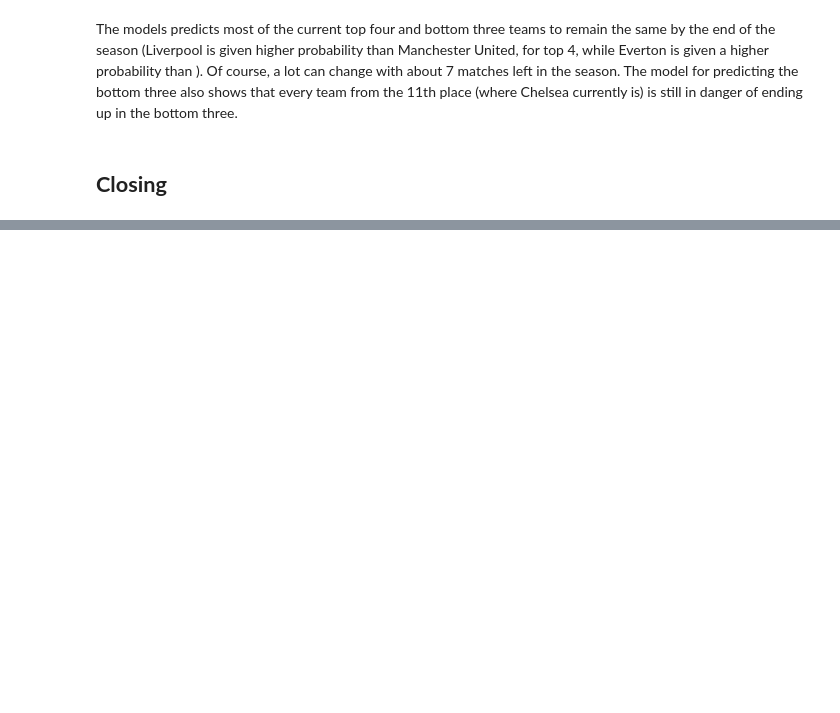
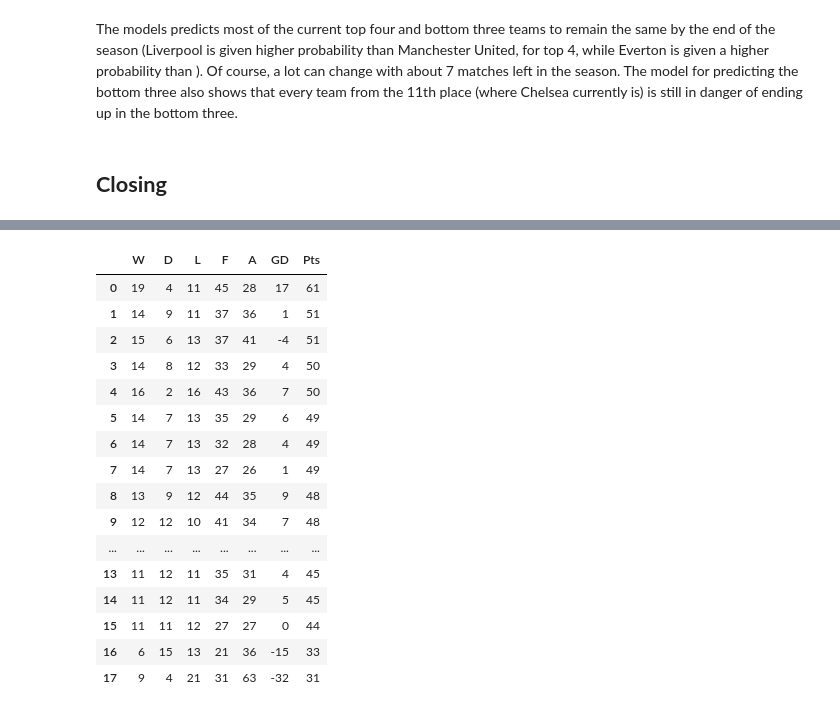
Before and after one commit to GodwinBentum/new-e-prem, a Jupyter notebook: epl-standings-predictions.ipynb, the cells around one changed output, grey strips where cells are left out. Saved outputs shown, nothing was run; the diff lists cells and outputs as text; code cells hidden in the pictures; blank space fills up the shorter version.

```diff
--- a/epl-standings-predictions.ipynb
+++ b/epl-standings-predictions.ipynb
@@ -1275,0 +1358,34 @@ The models predicts most of the current top four and bottom three teams to remai
+# %%
+current_season = current_season_df.copy()
+current_season = current_season.reset_index(drop=True)
+current_season['Top 4'] = 0
+current_season['Bottom 3'] = 0
+
+current_season.loc[current_season['Pos'] <= 4, 'Top 4'] = 1
+current_season.loc[current_season['Pos'] >= 18, 'Bottom 3'] = 1
+
+y_test_t4 = current_season['Top 4'].copy()
+y_test_b3 = current_season['Bottom 3'].copy()
+
+teams = current_season[['Pos','Team']].copy()
+# %%
+current_season = current_season.drop(columns=['Season','Pld','Pos','Team','Top 4', 'Bottom 3'])
+current_season
+# %% [output]
+|  | W | D | L | F | A | GD | Pts |
+| 0 | 19 | 4 | 11 | 45 | 28 | 17 | 61 |
+| 1 | 14 | 9 | 11 | 37 | 36 | 1 | 51 |
+| 2 | 15 | 6 | 13 | 37 | 41 | -4 | 51 |
+| 3 | 14 | 8 | 12 | 33 | 29 | 4 | 50 |
+| 4 | 16 | 2 | 16 | 43 | 36 | 7 | 50 |
+| 5 | 14 | 7 | 13 | 35 | 29 | 6 | 49 |
+| 6 | 14 | 7 | 13 | 32 | 28 | 4 | 49 |
+| 7 | 14 | 7 | 13 | 27 | 26 | 1 | 49 |
+| 8 | 13 | 9 | 12 | 44 | 35 | 9 | 48 |
+| 9 | 12 | 12 | 10 | 41 | 34 | 7 | 48 |
+| ... | ... | ... | ... | ... | ... | ... | ... |
+| 13 | 11 | 12 | 11 | 35 | 31 | 4 | 45 |
+| 14 | 11 | 12 | 11 | 34 | 29 | 5 | 45 |
+| 15 | 11 | 11 | 12 | 27 | 27 | 0 | 44 |
+| 16 | 6 | 15 | 13 | 21 | 36 | -15 | 33 |
+| 17 | 9 | 4 | 21 | 31 | 63 | -32 | 31 |
```
Also changed, not shown: parts of 31 cells of this notebook.
